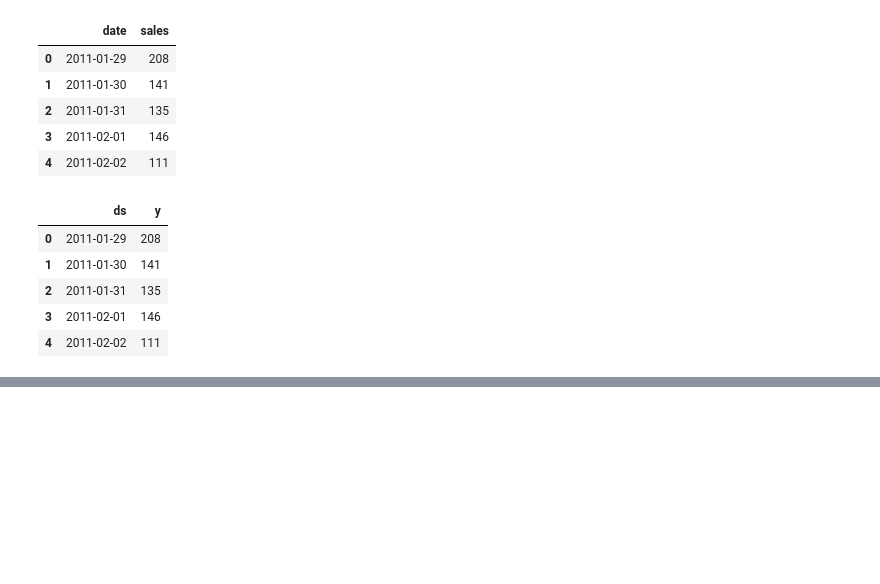
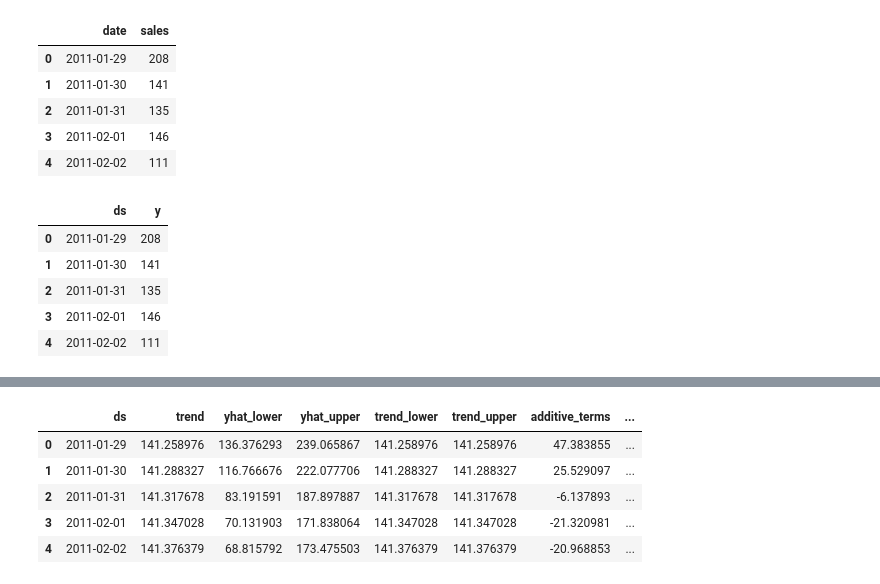
Before and after one commit to bhosalenikita258-coder/Retail_Demand_Forecasting, a Jupyter notebook: Retail_Demand_Forecasting.ipynb, the cells around one changed output, grey strips where cells are left out. Cells and saved outputs as stored; diff of their text form; code cells hidden in the pictures; blank space fills up the shorter version.

```diff
--- a/Retail_Demand_Forecasting.ipynb
+++ b/Retail_Demand_Forecasting.ipynb
@@ -628,0 +631,15 @@ model.fit(forecast_data)
+# %%
+##Forecast Next 30 Days
+
+future = model.make_future_dataframe(periods=30)
+
+forecast = model.predict(future)
+
+forecast.head()
+# %% [output]
+|  | ds | trend | yhat_lower | yhat_upper | trend_lower | trend_upper | additive_terms | ... |
+| 0 | 2011-01-29 | 141.258976 | 136.376293 | 239.065867 | 141.258976 | 141.258976 | 47.383855 | ... |
+| 1 | 2011-01-30 | 141.288327 | 116.766676 | 222.077706 | 141.288327 | 141.288327 | 25.529097 | ... |
+| 2 | 2011-01-31 | 141.317678 | 83.191591 | 187.897887 | 141.317678 | 141.317678 | -6.137893 | ... |
+| 3 | 2011-02-01 | 141.347028 | 70.131903 | 171.838064 | 141.347028 | 141.347028 | -21.320981 | ... |
+| 4 | 2011-02-02 | 141.376379 | 68.815792 | 173.475503 | 141.376379 | 141.376379 | -20.968853 | ... |
```
Also changed, not shown: parts of 18 cells of this notebook.
